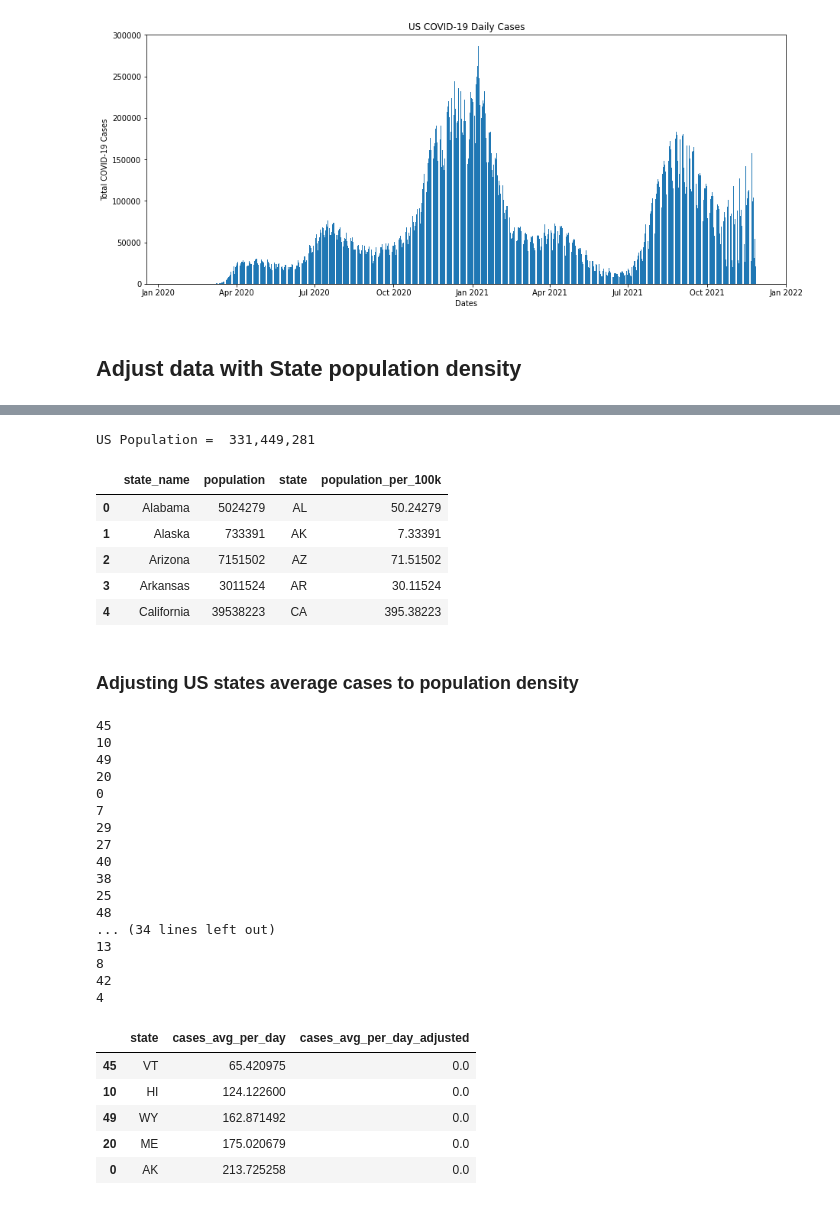
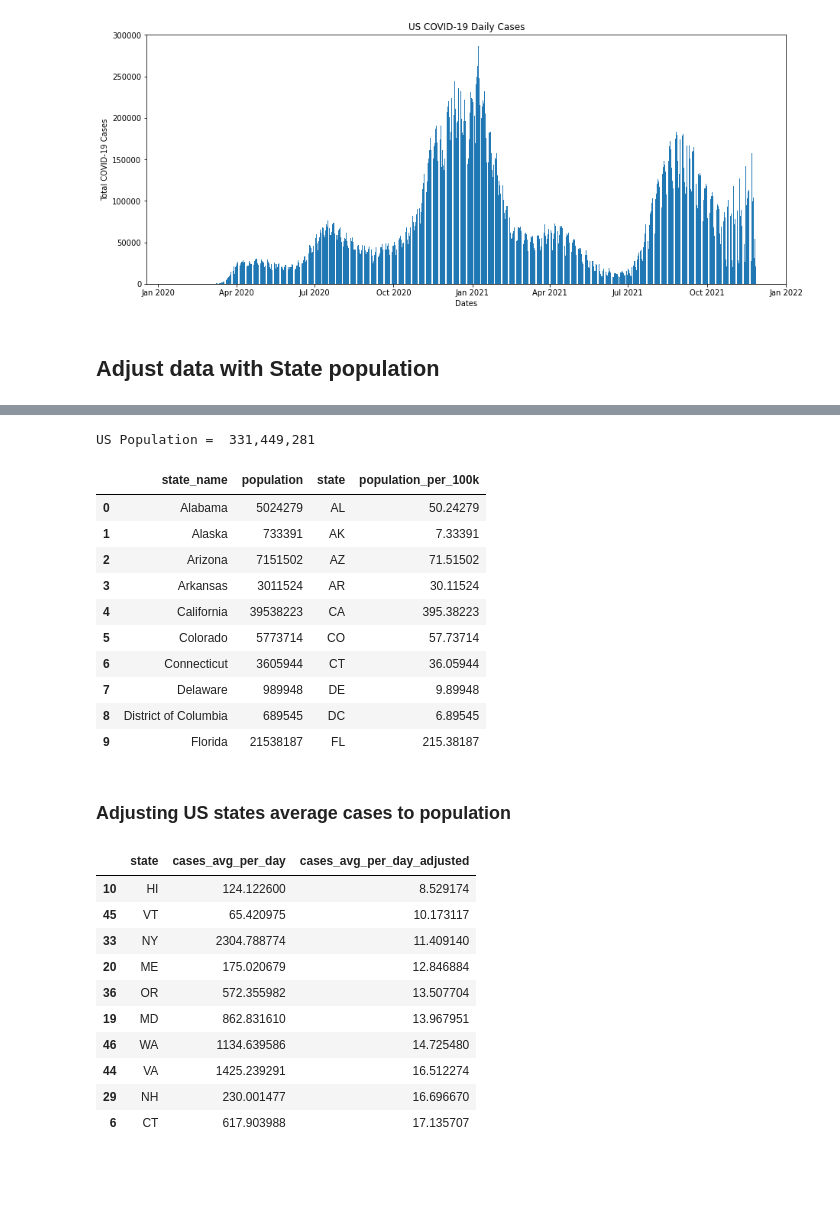
Before and after one commit to milanix13/project41, a Jupyter notebook: Hypothesis_Test.ipynb, the cells around one changed output, grey strips where cells are left out. Drawn from its saved outputs; the diff is of its cells as text; code cells hidden in the pictures; blank space fills up the shorter version.

```diff
--- a/Hypothesis_Test.ipynb
+++ b/Hypothesis_Test.ipynb
@@ -238,7 +239,7 @@ plt.show()
 # %% [output]
 [figure]
 # %% [markdown]
-## Adjust data with State population density
+## Adjust data with State population
 # %%
 # Load Historical Population Density Data from https://www.census.gov/data/tables/time-series/dec/density-data-text.html
 df_us_state_pop = pd.read_csv('data/apportionment.csv')
@@ -283,9 +284,10 @@ df_us_state_pop.rename(columns = {'Resident Population':'population', 'Name': 's
 
 # Reindex dataframe
 df_us_state_pop.reset_index(drop = True, inplace = True)
+# df_us_state_pop.set_index('state', inplace = True)
 
 print('US Population = ', us_population)
-df_us_state_pop.head()
+df_us_state_pop.head(10)
 # %% [output]
 US Population =  331,449,281
 |  | state_name | population | state | population_per_100k |
@@ -294,40 +296,32 @@ US Population =  331,449,281
 | 2 | Arizona | 7151502 | AZ | 71.51502 |
 | 3 | Arkansas | 3011524 | AR | 30.11524 |
 | 4 | California | 39538223 | CA | 395.38223 |
+| 5 | Colorado | 5773714 | CO | 57.73714 |
+| 6 | Connecticut | 3605944 | CT | 36.05944 |
+| 7 | Delaware | 989948 | DE | 9.89948 |
+| 8 | District of Columbia | 689545 | DC | 6.89545 |
+| 9 | Florida | 21538187 | FL | 215.38187 |
 # %% [markdown]
-### Adjusting US states average cases to population density
+### Adjusting US states average cases to population
 # %%
 # Apply adjusment to US Average Cases per State dataframe
-#df_us_covid_avgcases['cases_avg_per_day_adjusted'] = df_us_covid_avgcases['cases_avg_per_day'] / df_us_state_pop[df_us_state_pop['state'] == df_us_covid_avgcases['state']]
+for i, r in df_us_covid_avgcases.iterrows():
+    pop_per_100k = df_us_state_pop[df_us_state_pop['state'] == df_us_covid_avgcases.at[i, 'state']].iloc[0].at['population_per_100k']
+    df_us_covid_avgcases.at[i, 'cases_avg_per_day_adjusted'] = df_us_covid_avgcases.at[i, 'cases_avg_per_day'] / pop_per_100k
 
-for i, r in df_us_covid_avgcases.iterrows():
-    #pop_per_100k = df_us_covid_avgcases.iloc[i, 1]
-    print(i)
+# Sort the dataframe using the adjusted average
+df_us_covid_avgcases.sort_values(by = 'cases_avg_per_day_adjusted', inplace = True)
 
-#df_us_covid_avgcases.at[i, 'cases_avg_per_day_adjusted'] = df_us_covid_avgcases['cases_avg_per_day']
-
-df_us_covid_avgcases.head()
+df_us_covid_avgcases.head(10)
 # %% [output]
-45
-10
-49
-20
-0
-7
-29
-27
-40
-38
-25
-48
-... (34 lines left out)
-13
-8
-42
-4
 |  | state | cases_avg_per_day | cases_avg_per_day_adjusted |
-| 45 | VT | 65.420975 | 0.0 |
-| 10 | HI | 124.122600 | 0.0 |
-| 49 | WY | 162.871492 | 0.0 |
-| 20 | ME | 175.020679 | 0.0 |
-| 0 | AK | 213.725258 | 0.0 |
+| 10 | HI | 124.122600 | 8.529174 |
+| 45 | VT | 65.420975 | 10.173117 |
+| 33 | NY | 2304.788774 | 11.409140 |
+| 20 | ME | 175.020679 | 12.846884 |
+| 36 | OR | 572.355982 | 13.507704 |
+| 19 | MD | 862.831610 | 13.967951 |
+| 46 | WA | 1134.639586 | 14.725480 |
+| 44 | VA | 1425.239291 | 16.512274 |
+| 29 | NH | 230.001477 | 16.696670 |
+| 6 | CT | 617.903988 | 17.135707 |
```
Also changed, not shown: parts of 15 cells of this notebook.
